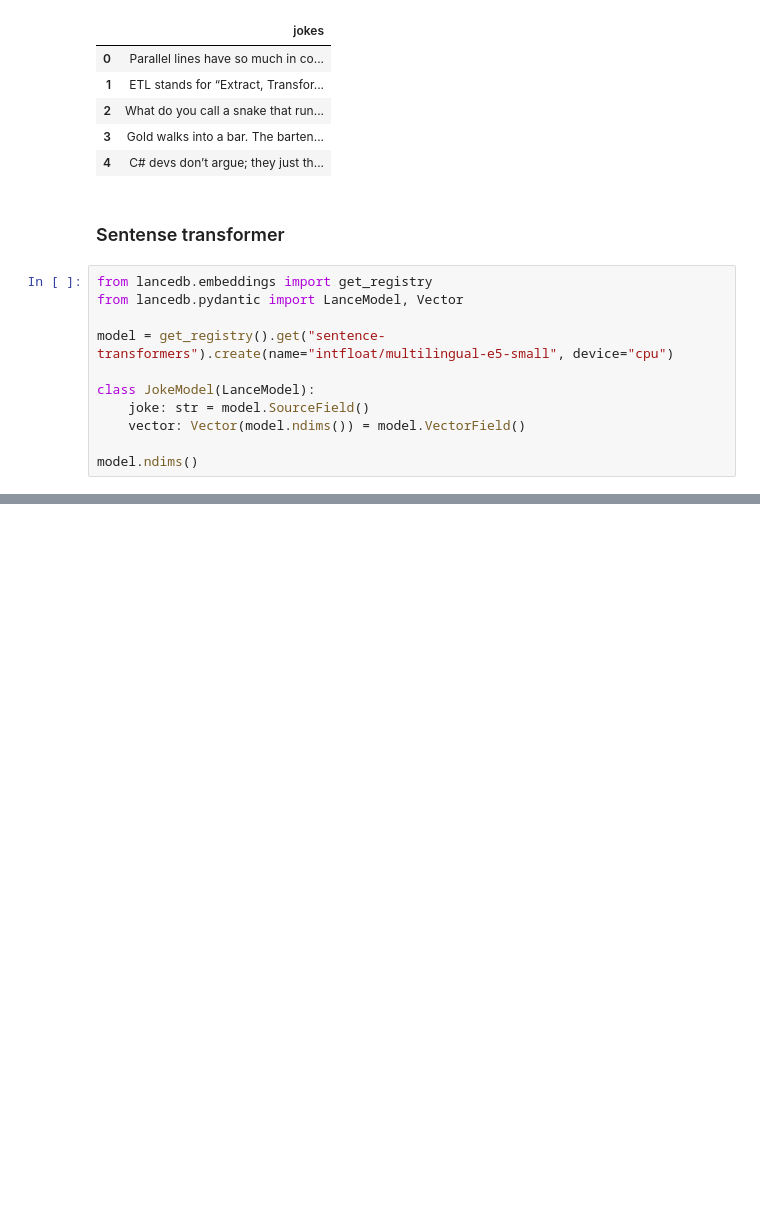
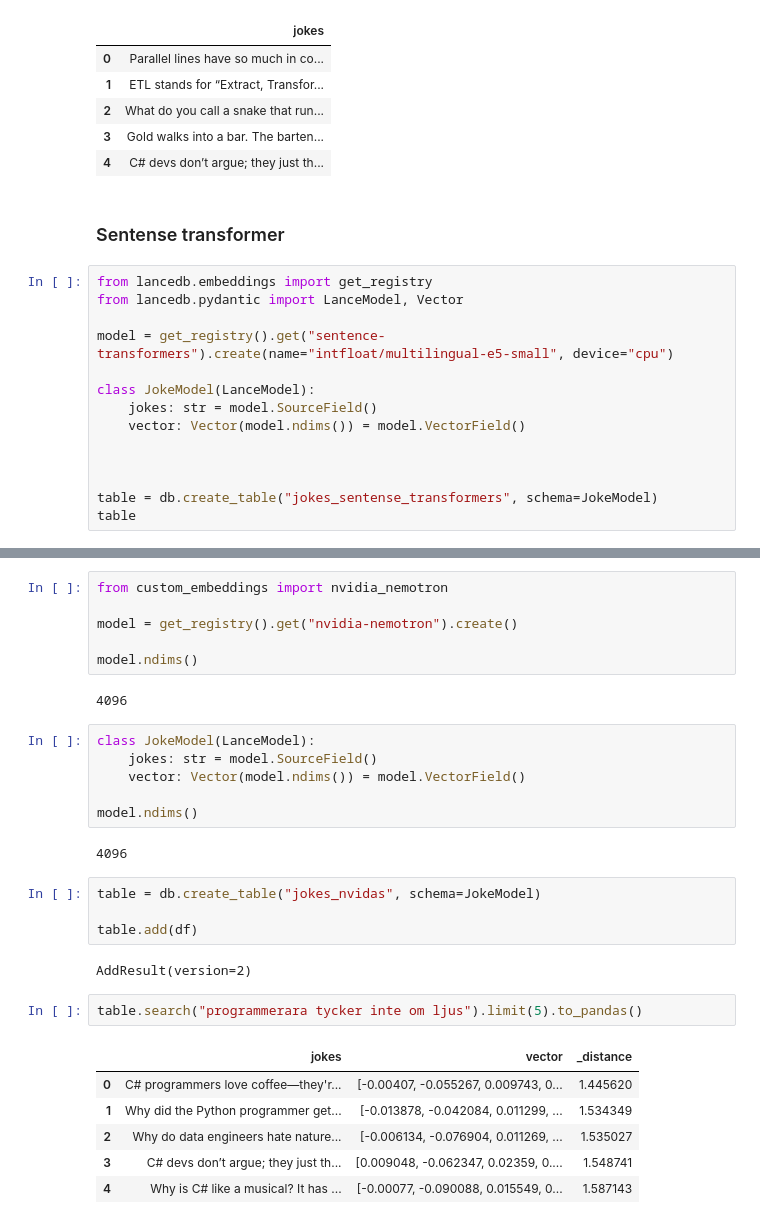
Before and after one commit to mirandalyng/AI_ops_course, a Jupyter notebook: 09_lancedb/lancedb_embeddings.ipynb, the cells around one changed output, grey strips where cells are left out. Saved outputs shown, nothing was run; the diff lists cells and outputs as text; blank space fills up the shorter version.

Commit message:
Custom embeddings in nvidia

```diff
--- a/09_lancedb/lancedb_embeddings.ipynb
+++ b/09_lancedb/lancedb_embeddings.ipynb
@@ -27,8 +27,11 @@ from lancedb.pydantic import LanceModel, Vector
 model = get_registry().get("sentence-transformers").create(name="intfloat/multilingual-e5-small", device="cpu")
 
 class JokeModel(LanceModel):
-    joke: str = model.SourceField()
+    jokes: str = model.SourceField()
     vector: Vector(model.ndims()) = model.VectorField()
 
-model.ndims()
+
+
+table = db.create_table("jokes_sentense_transformers", schema=JokeModel)
+table
 # %% [output]
@@ -35,0 +97,31 @@ model.ndims()
+# %%
+from custom_embeddings import nvidia_nemotron
+
+model = get_registry().get("nvidia-nemotron").create()
+
+model.ndims()
+# %% [output]
+4096
+# %%
+class JokeModel(LanceModel):
+    jokes: str = model.SourceField()
+    vector: Vector(model.ndims()) = model.VectorField()
+
+model.ndims()
+# %% [output]
+4096
+# %%
+table = db.create_table("jokes_nvidas", schema=JokeModel)
+
+table.add(df)
+# %% [output]
+AddResult(version=2)
+# %%
+table.search("programmerara tycker inte om ljus").limit(5).to_pandas()
+# %% [output]
+|  | jokes | vector | _distance |
+| 0 | C# programmers love coffee—they'r... | [-0.00407, -0.055267, 0.009743, 0... | 1.445620 |
+| 1 | Why did the Python programmer get... | [-0.013878, -0.042084, 0.011299, ... | 1.534349 |
+| 2 | Why do data engineers hate nature... | [-0.006134, -0.076904, 0.011269, ... | 1.535027 |
+| 3 | C# devs don’t argue; they just th... | [0.009048, -0.062347, 0.02359, 0.... | 1.548741 |
+| 4 | Why is C# like a musical? It has ... | [-0.00077, -0.090088, 0.015549, 0... | 1.587143 |
```
Also changed, not shown: parts of 7 cells of this notebook, 4 other files.
